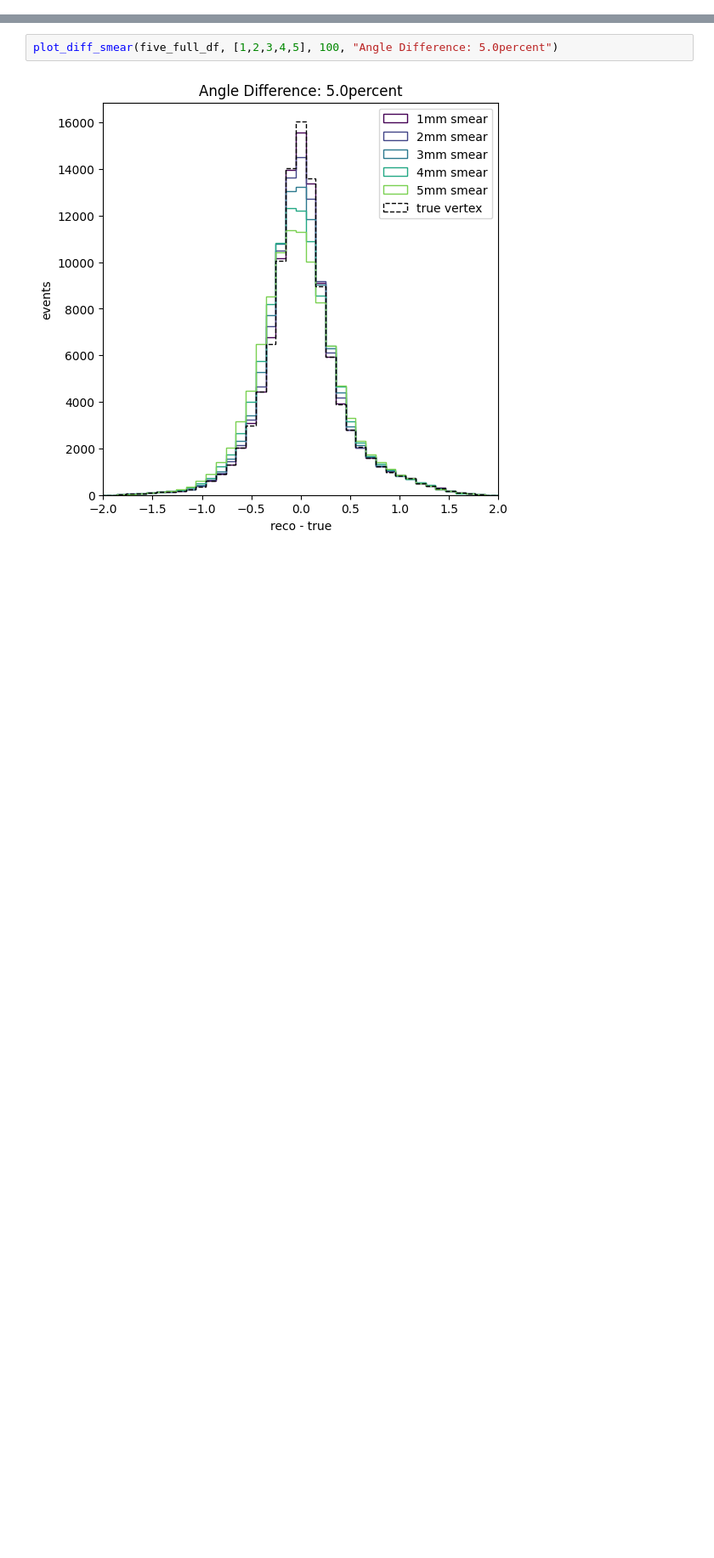
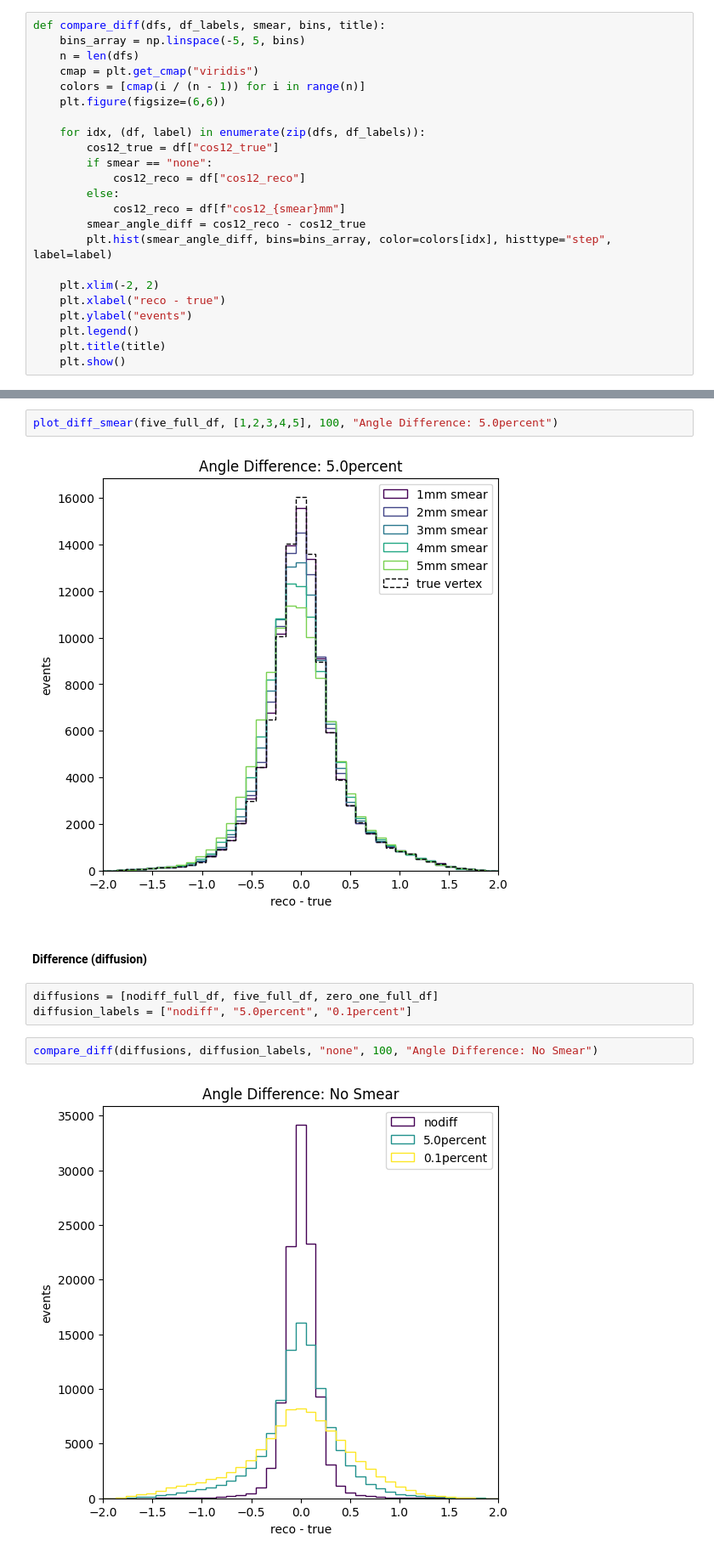
Before and after one commit to Rei-Jones/next-machine-learning, a Jupyter notebook: NEXT_nudobe/analysis/get_angle_data.ipynb, the cells around one changed output, grey strips where cells are left out. Shown at 85% size. Cells and saved outputs as stored; diff of their text form; blank space fills up the shorter version.

```diff
--- a/NEXT_nudobe/analysis/get_angle_data.ipynb
+++ b/NEXT_nudobe/analysis/get_angle_data.ipynb
@@ -509,3 +511,26 @@ def plot_diff_smear(df, smears, bins, title):
     plt.legend()
     plt.title(title)
     plt.show()
+# %%
+def compare_diff(dfs, df_labels, smear, bins, title):
+    bins_array = np.linspace(-5, 5, bins)
+    n = len(dfs)
+    cmap = plt.get_cmap("viridis")
+    colors = [cmap(i / (n - 1)) for i in range(n)]
+    plt.figure(figsize=(6,6))
+
+    for idx, (df, label) in enumerate(zip(dfs, df_labels)):
+        cos12_true = df["cos12_true"]
+        if smear == "none":
+            cos12_reco = df["cos12_reco"]
+        else:
+            cos12_reco = df[f"cos12_{smear}mm"]
+        smear_angle_diff = cos12_reco - cos12_true
+        plt.hist(smear_angle_diff, bins=bins_array, color=colors[idx], histtype="step", label=label)
+
+    plt.xlim(-2, 2)
+    plt.xlabel("reco - true")
+    plt.ylabel("events")
+    plt.legend()
+    plt.title(title)
+    plt.show()
@@ -521,3 +548,12 @@ plot_diff_smear(zero_one_full_df, [1,2,3,4,5], 100, "Angle Difference: 0.1percen
 plot_diff_smear(five_full_df, [1,2,3,4,5], 100, "Angle Difference: 5.0percent")
 # %% [output]
 [figure]
+# %% [markdown]
+#### Difference (diffusion)
+# %%
+diffusions = [nodiff_full_df, five_full_df, zero_one_full_df]
+diffusion_labels = ["nodiff", "5.0percent", "0.1percent"]
+# %%
+compare_diff(diffusions, diffusion_labels, "none", 100, "Angle Difference: No Smear")
+# %% [output]
+[figure, added]
```
Also changed, not shown: parts of 10 cells of this notebook.
